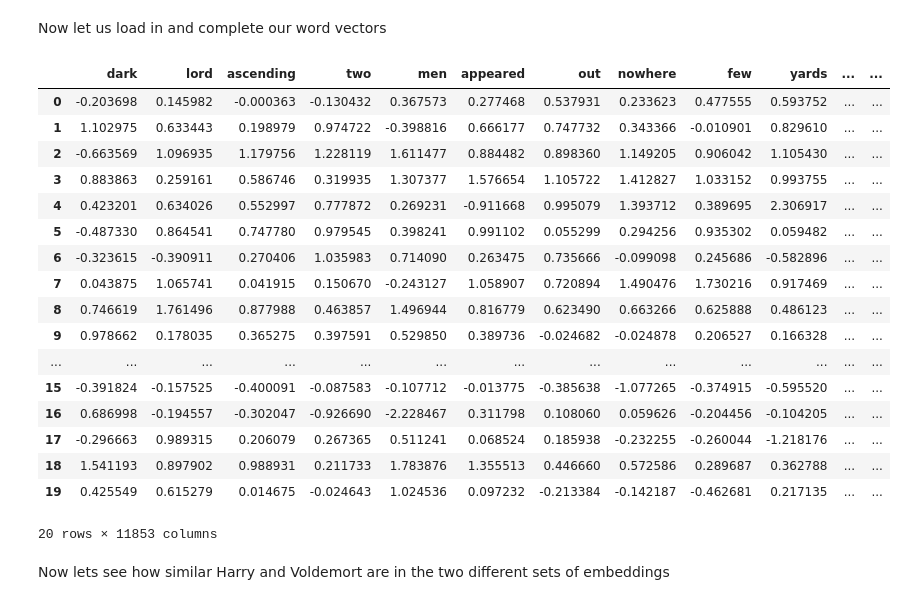
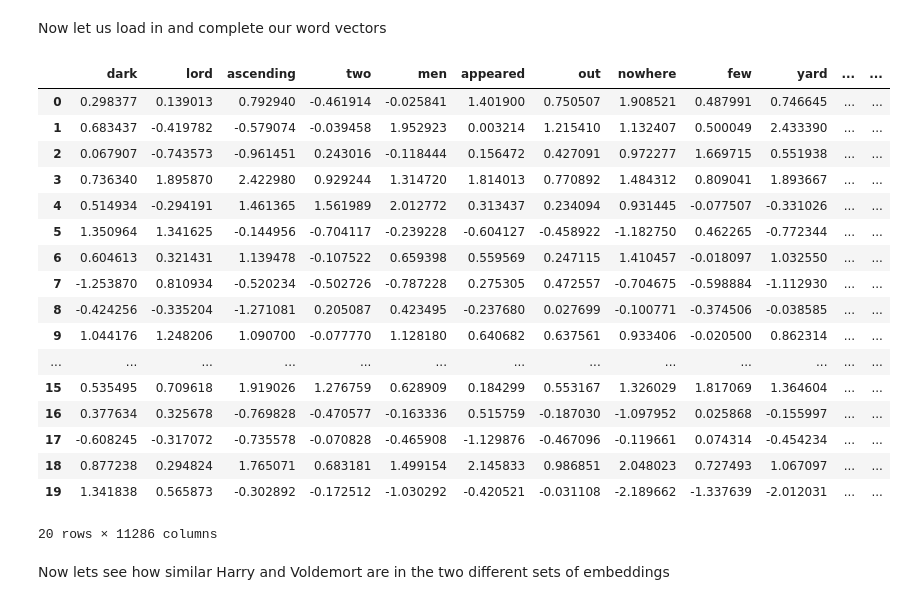
Before and after one commit to sbrenner132/modified-word2vec, a Jupyter notebook: results_analysis.ipynb, the cells around one changed output. Drawn from its saved outputs; the diff is of its cells as text; code cells hidden in the pictures.

```diff
--- a/results_analysis.ipynb
+++ b/results_analysis.ipynb
@@ -15,38 +30,38 @@ Now let us load in and complete our word vectors
 # %%
 context_matrix_co_oc = np.load("trainingoutput/trainingoutput_seed0/context_matrix_training_cooccurrence_book7.npy")
 embeddings_matrix_co_oc = np.load("trainingoutput/trainingoutput_seed0/embeddings_matrix_training_cooccurrence_book7.npy")
 
 context_matrix_random = np.load("trainingoutput/trainingoutput_seed0/context_matrix_training_random_book7.npy")
 embeddings_matrix_random = np.load("trainingoutput/trainingoutput_seed0/embeddings_matrix_training_random_book7.npy")
 
 final_embeddings_co_oc = embeddings_matrix_co_oc.T #+ context_matrix_co_oc
 final_embeddings_random = embeddings_matrix_random.T #+ context_matrix_random
 
-with open('trainingoutput/trainingoutput_random_init/word_dict_book7.pickle', 'rb') as handle:
+with open('trainingoutput/trainingoutput_seed0/word_dict_book7.pickle', 'rb') as handle:
     word_to_embedding_dict = pickle.load(handle)
 
 df_final_embeddings_co_oc = pd.DataFrame(final_embeddings_co_oc, columns=word_to_embedding_dict)
 df_final_embeddings_random = pd.DataFrame(final_embeddings_random, columns=word_to_embedding_dict)
 df_final_embeddings_random
 # %% [output]
-|  | dark | lord | ascending | two | men | appeared | out | nowhere | few | yards | ... | ... |
-| 0 | -0.203698 | 0.145982 | -0.000363 | -0.130432 | 0.367573 | 0.277468 | 0.537931 | 0.233623 | 0.477555 | 0.593752 | ... | ... |
-| 1 | 1.102975 | 0.633443 | 0.198979 | 0.974722 | -0.398816 | 0.666177 | 0.747732 | 0.343366 | -0.010901 | 0.829610 | ... | ... |
-| 2 | -0.663569 | 1.096935 | 1.179756 | 1.228119 | 1.611477 | 0.884482 | 0.898360 | 1.149205 | 0.906042 | 1.105430 | ... | ... |
-| 3 | 0.883863 | 0.259161 | 0.586746 | 0.319935 | 1.307377 | 1.576654 | 1.105722 | 1.412827 | 1.033152 | 0.993755 | ... | ... |
-| 4 | 0.423201 | 0.634026 | 0.552997 | 0.777872 | 0.269231 | -0.911668 | 0.995079 | 1.393712 | 0.389695 | 2.306917 | ... | ... |
-| 5 | -0.487330 | 0.864541 | 0.747780 | 0.979545 | 0.398241 | 0.991102 | 0.055299 | 0.294256 | 0.935302 | 0.059482 | ... | ... |
-| 6 | -0.323615 | -0.390911 | 0.270406 | 1.035983 | 0.714090 | 0.263475 | 0.735666 | -0.099098 | 0.245686 | -0.582896 | ... | ... |
-| 7 | 0.043875 | 1.065741 | 0.041915 | 0.150670 | -0.243127 | 1.058907 | 0.720894 | 1.490476 | 1.730216 | 0.917469 | ... | ... |
-| 8 | 0.746619 | 1.761496 | 0.877988 | 0.463857 | 1.496944 | 0.816779 | 0.623490 | 0.663266 | 0.625888 | 0.486123 | ... | ... |
-| 9 | 0.978662 | 0.178035 | 0.365275 | 0.397591 | 0.529850 | 0.389736 | -0.024682 | -0.024878 | 0.206527 | 0.166328 | ... | ... |
+|  | dark | lord | ascending | two | men | appeared | out | nowhere | few | yard | ... | ... |
+| 0 | 0.298377 | 0.139013 | 0.792940 | -0.461914 | -0.025841 | 1.401900 | 0.750507 | 1.908521 | 0.487991 | 0.746645 | ... | ... |
+| 1 | 0.683437 | -0.419782 | -0.579074 | -0.039458 | 1.952923 | 0.003214 | 1.215410 | 1.132407 | 0.500049 | 2.433390 | ... | ... |
+| 2 | 0.067907 | -0.743573 | -0.961451 | 0.243016 | -0.118444 | 0.156472 | 0.427091 | 0.972277 | 1.669715 | 0.551938 | ... | ... |
+| 3 | 0.736340 | 1.895870 | 2.422980 | 0.929244 | 1.314720 | 1.814013 | 0.770892 | 1.484312 | 0.809041 | 1.893667 | ... | ... |
+| 4 | 0.514934 | -0.294191 | 1.461365 | 1.561989 | 2.012772 | 0.313437 | 0.234094 | 0.931445 | -0.077507 | -0.331026 | ... | ... |
+| 5 | 1.350964 | 1.341625 | -0.144956 | -0.704117 | -0.239228 | -0.604127 | -0.458922 | -1.182750 | 0.462265 | -0.772344 | ... | ... |
+| 6 | 0.604613 | 0.321431 | 1.139478 | -0.107522 | 0.659398 | 0.559569 | 0.247115 | 1.410457 | -0.018097 | 1.032550 | ... | ... |
+| 7 | -1.253870 | 0.810934 | -0.520234 | -0.502726 | -0.787228 | 0.275305 | 0.472557 | -0.704675 | -0.598884 | -1.112930 | ... | ... |
+| 8 | -0.424256 | -0.335204 | -1.271081 | 0.205087 | 0.423495 | -0.237680 | 0.027699 | -0.100771 | -0.374506 | -0.038585 | ... | ... |
+| 9 | 1.044176 | 1.248206 | 1.090700 | -0.077770 | 1.128180 | 0.640682 | 0.637561 | 0.933406 | -0.020500 | 0.862314 | ... | ... |
 | ... | ... | ... | ... | ... | ... | ... | ... | ... | ... | ... | ... | ... |
-| 15 | -0.391824 | -0.157525 | -0.400091 | -0.087583 | -0.107712 | -0.013775 | -0.385638 | -1.077265 | -0.374915 | -0.595520 | ... | ... |
-| 16 | 0.686998 | -0.194557 | -0.302047 | -0.926690 | -2.228467 | 0.311798 | 0.108060 | 0.059626 | -0.204456 | -0.104205 | ... | ... |
-| 17 | -0.296663 | 0.989315 | 0.206079 | 0.267365 | 0.511241 | 0.068524 | 0.185938 | -0.232255 | -0.260044 | -1.218176 | ... | ... |
-| 18 | 1.541193 | 0.897902 | 0.988931 | 0.211733 | 1.783876 | 1.355513 | 0.446660 | 0.572586 | 0.289687 | 0.362788 | ... | ... |
-| 19 | 0.425549 | 0.615279 | 0.014675 | -0.024643 | 1.024536 | 0.097232 | -0.213384 | -0.142187 | -0.462681 | 0.217135 | ... | ... |
+| 15 | 0.535495 | 0.709618 | 1.919026 | 1.276759 | 0.628909 | 0.184299 | 0.553167 | 1.326029 | 1.817069 | 1.364604 | ... | ... |
+| 16 | 0.377634 | 0.325678 | -0.769828 | -0.470577 | -0.163336 | 0.515759 | -0.187030 | -1.097952 | 0.025868 | -0.155997 | ... | ... |
+| 17 | -0.608245 | -0.317072 | -0.735578 | -0.070828 | -0.465908 | -1.129876 | -0.467096 | -0.119661 | 0.074314 | -0.454234 | ... | ... |
+| 18 | 0.877238 | 0.294824 | 1.765071 | 0.683181 | 1.499154 | 2.145833 | 0.986851 | 2.048023 | 0.727493 | 1.067097 | ... | ... |
+| 19 | 1.341838 | 0.565873 | -0.302892 | -0.172512 | -1.030292 | -0.420521 | -0.031108 | -2.189662 | -1.337639 | -2.012031 | ... | ... |
-20 rows × 11853 columns
+20 rows × 11286 columns
 # %% [markdown]
 Now lets see how similar Harry and Voldemort are in the two different sets of embeddings
 # %%
```
Also changed, not shown: parts of 7 cells of this notebook, 4 other files.
